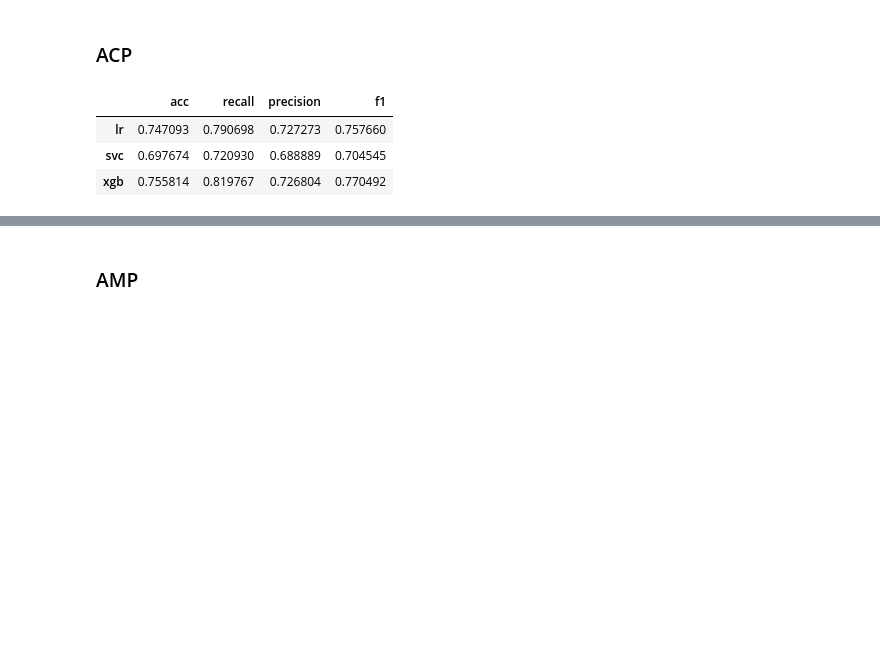
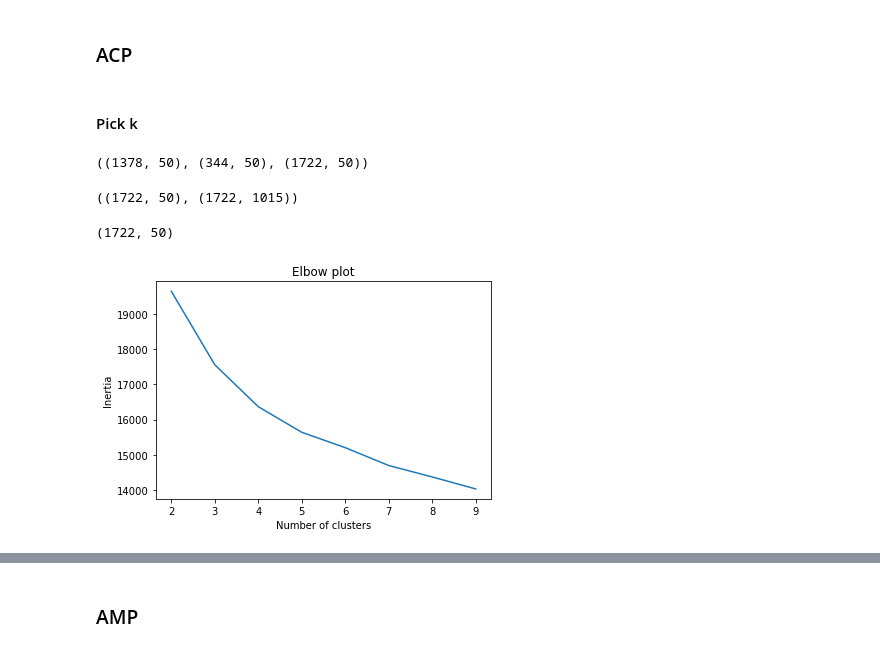
Before and after one commit to vin00d/peptide, a Jupyter notebook: 03_onehot.ipynb, the cells around one changed output, grey strips where cells are left out. Cells and saved outputs as stored; diff of their text form; code cells hidden in the pictures; blank space fills up the shorter version.

```diff
--- a/03_onehot.ipynb
+++ b/03_onehot.ipynb
@@ -428,13 +383,29 @@ acp_learner_pca.predict()
 # %% [markdown]
 ### ACP
-# %%
-X_train, y_train = acp_data.X_train, acp_data.y_train
-X_test, y_test = acp_data.X_test, acp_data.y_test
-
-all_preds = train_predict_allmodels(X_train, y_train, X_test, models=MODELS)
-get_all_scores(all_preds, y_test, models=MODELS)
-# %% [output]
-|  | acc | recall | precision | f1 |
-| lr | 0.747093 | 0.790698 | 0.727273 | 0.757660 |
-| svc | 0.697674 | 0.720930 | 0.688889 | 0.704545 |
-| xgb | 0.755814 | 0.819767 | 0.726804 | 0.770492 |
+# %% [markdown]
+#### Pick k
+# %%
+X_train, X_test = acp_data.X_train, acp_data.X_test
+X = np.concatenate((X_train, X_test), axis=0)
+assert (X_train.shape[0] + X_test.shape[0]) == X.shape[0]
+X_train.shape, X_test.shape, X.shape
+# %% [output]
+((1378, 50), (344, 50), (1722, 50))
+# %%
+ohe = OneHotEncoder(handle_unknown="ignore", sparse=False)
+
+X_ohe = ohe.fit_transform(X)
+X.shape, X_ohe.shape
+# %% [output]
+((1722, 50), (1722, 1015))
+# %%
+pca = PCA(n_components=50)
+
+X_pca = pca.fit_transform(X_ohe)
+X_pca.shape
+# %% [output]
+(1722, 50)
+# %%
+visualize_elbow(X_pca, np.arange(2, 10))
+# %% [output]
+[figure, added]
```
Also changed, not shown: parts of 84 cells of this notebook, 12 other files.
